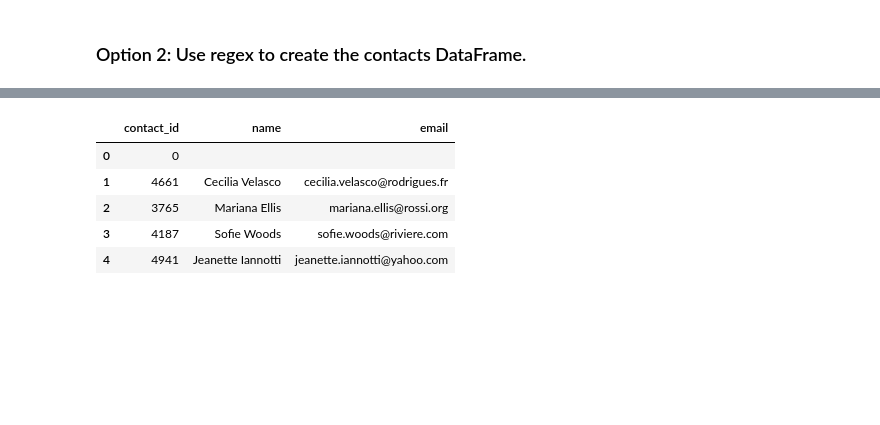
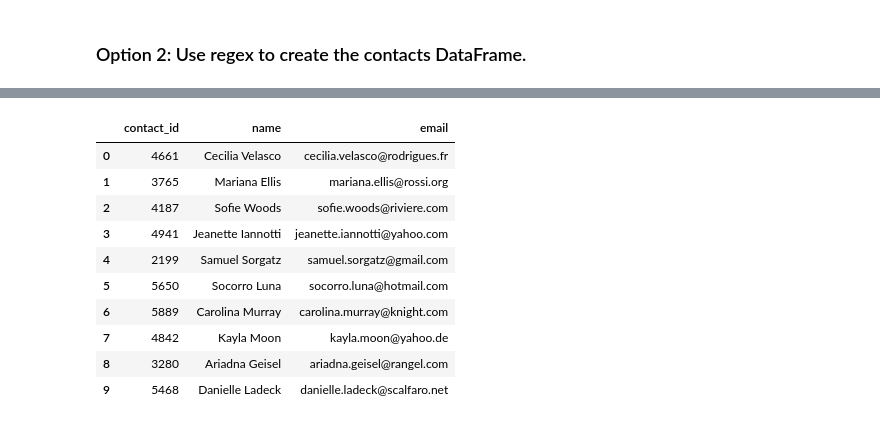
Before and after one commit to Bgrlgymnast/Crowdfunding_ETL, a Jupyter notebook: ETL_Mini_Project_Starter_Code_(edited).ipynb, the cells around one changed output, grey strips where cells are left out. Drawn from its saved outputs; the diff is of its cells as text; code cells hidden in the pictures; blank space fills up the shorter version.

```diff
--- a/ETL_Mini_Project_Starter_Code_(edited).ipynb
+++ b/ETL_Mini_Project_Starter_Code_(edited).ipynb
@@ -450,8 +448,8 @@ for i, row in contact_info_df_copy.iterrows():
 columns = ['contact_id']
 
 # Create a new DataFrame with the extracted values
-contact_info2 = pd.DataFrame(contact_ids, columns=columns)
+contact_info_df_copy["contact_id"] = contact_ids
 
 # Print the new DataFrame
-display(contact_info2)
+contact_info_df_copy.head()
 # %% [output]
@@ -479,7 +476,7 @@ dtype: object
 # %%
 # Convert the "contact_id" column to an int64 data type.
 
-contact_info2['contact_id'] = contact_info2['contact_id'].astype("int64")
+contact_info_df_copy['contact_id'] = contact_info_df_copy['contact_id'].astype("int64")
 
-contact_info2.dtypes
+contact_info_df_copy.info()
 # %% [output]
@@ -501,6 +501,6 @@ for i in range(len(contact_ids)):
     matching_name = matching_contact.get("name","")
     matching_names.append(matching_name)
 
-contact_info2["name"] = matching_names
-contact_info2
+contact_info_df_copy["name"] = matching_names
+contact_info_df_copy.head(10)
 # %% [output]
@@ -529,6 +527,6 @@ for i in range(len(contact_ids)):
     matching_email = matching_contact.get("email","")
     matching_emails.append(matching_email)
 
-contact_info2["email"] = matching_emails
-contact_info2
+contact_info_df_copy["email"] = matching_emails
+contact_info_df_copy.head(10)
 # %% [output]
@@ -548,15 +544,21 @@ contact_info2
 # %%
 # Create a copy of the contact_info_df with the 'contact_id', 'name', 'email' columns.
 
-contact_info2_copy = contact_info2.copy()
-contact_info2_copy.head()
+contact_info_df_copy2 = contact_info_df_copy.copy()
+contact_info_df_copy2 = contact_info_df_copy2[['contact_id', 'name', 'email']]
+contact_info_df_copy2.head(10)
 # %% [output]
 |  | contact_id | name | email |
-| 0 | 0 |  |  |
-| 1 | 4661 | Cecilia Velasco | cecilia.velasco@rodrigues.fr |
-| 2 | 3765 | Mariana Ellis | mariana.ellis@rossi.org |
-| 3 | 4187 | Sofie Woods | sofie.woods@riviere.com |
-| 4 | 4941 | Jeanette Iannotti | jeanette.iannotti@yahoo.com |
+| 0 | 4661 | Cecilia Velasco | cecilia.velasco@rodrigues.fr |
+| 1 | 3765 | Mariana Ellis | mariana.ellis@rossi.org |
+| 2 | 4187 | Sofie Woods | sofie.woods@riviere.com |
+| 3 | 4941 | Jeanette Iannotti | jeanette.iannotti@yahoo.com |
+| 4 | 2199 | Samuel Sorgatz | samuel.sorgatz@gmail.com |
+| 5 | 5650 | Socorro Luna | socorro.luna@hotmail.com |
+| 6 | 5889 | Carolina Murray | carolina.murray@knight.com |
+| 7 | 4842 | Kayla Moon | kayla.moon@yahoo.de |
+| 8 | 3280 | Ariadna Geisel | ariadna.geisel@rangel.com |
+| 9 | 5468 | Danielle Ladeck | danielle.ladeck@scalfaro.net |
 # %%
 # Create a "first"name" and "last_name" column with the first and last names from the "name" column.
 
```
Also changed, not shown: parts of 20 cells of this notebook.
